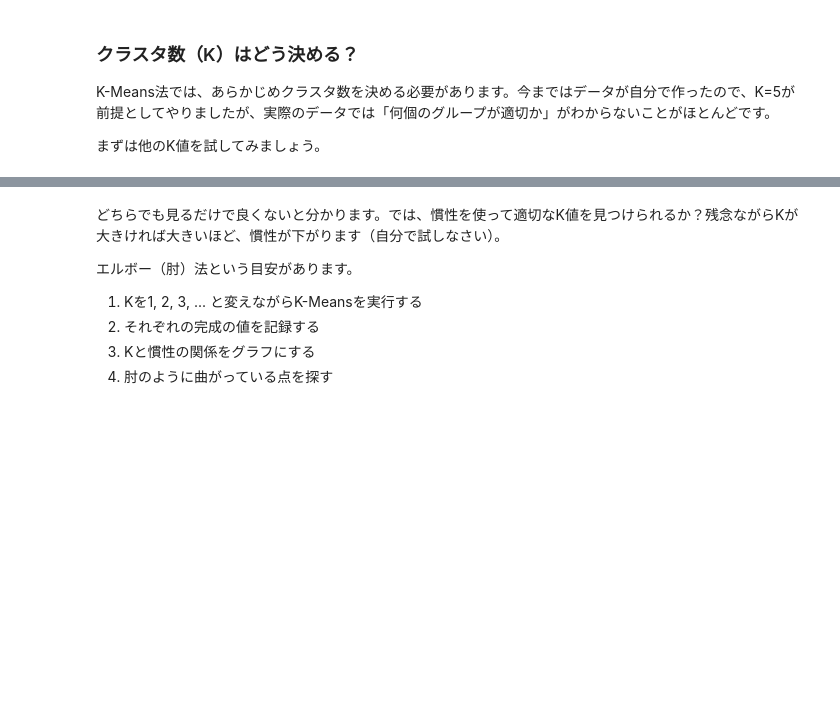
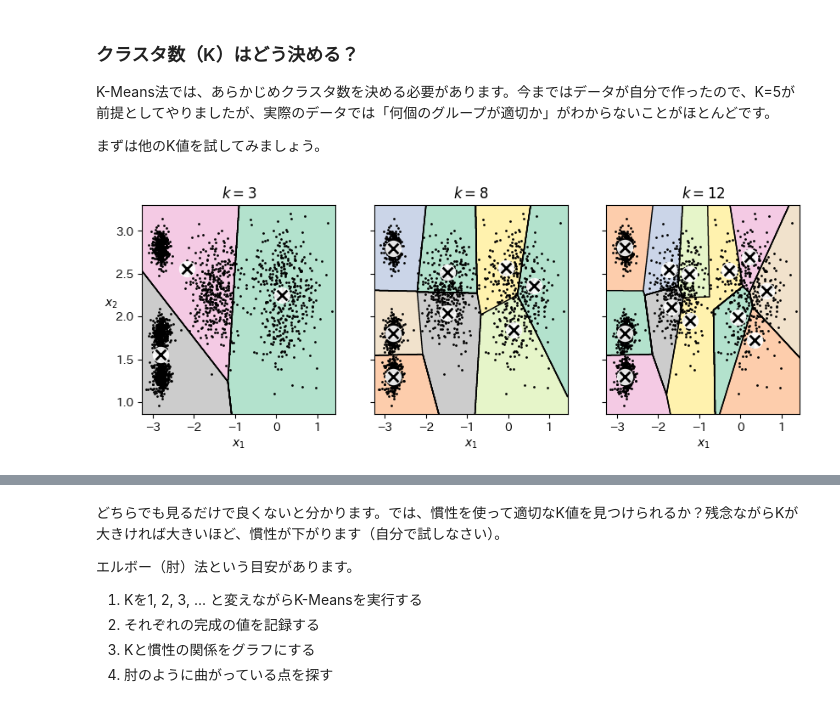
Before and after one commit to FukuokaIruka/Ex3, a Jupyter notebook: jikken3_1_ipynb_のコピー.ipynb, the cells around one changed output, grey strips where cells are left out. Saved outputs shown, nothing was run; the diff lists cells and outputs as text; code cells hidden in the pictures; blank space fills up the shorter version.

```diff
--- a/jikken3_1_ipynb_のコピー.ipynb
+++ b/jikken3_1_ipynb_のコピー.ipynb
@@ -307,19 +349,28 @@ K-Means法では、あらかじめクラスタ数を決める必要がありま
 # %%
 kmeans_k3 = KMeans(n_clusters=3, n_init=10, random_state=42)
 kmeans_k8 = KMeans(n_clusters=8, n_init=10, random_state=42)
+kmeans_k12 = KMeans(n_clusters=12, n_init=10, random_state=42)
 
 kmeans_k3.fit(X)
 kmeans_k8.fit(X)
+kmeans_k12.fit(X)
 
 plt.figure(figsize=(10, 3.2))
 
-plt.subplot(121)
+plt.subplot(131)
 plot_decision_boundaries(kmeans_k3, X)
 plt.title("$k = 3$")
 
-plt.subplot(122)
+plt.subplot(132)
 plot_decision_boundaries(kmeans_k8, X, show_ylabels=False)
-plt.title("$k = 8")
+plt.title("$k = 8$")
+
+plt.subplot(133)
+plot_decision_boundaries(kmeans_k12, X, show_ylabels=False)
+plt.title("$k = 12$")
+
 plt.show()
+# %% [output]
+[figure, added]
 # %%
 kmeans_k3.inertia_
```
Also changed, not shown: parts of 41 cells of this notebook.
